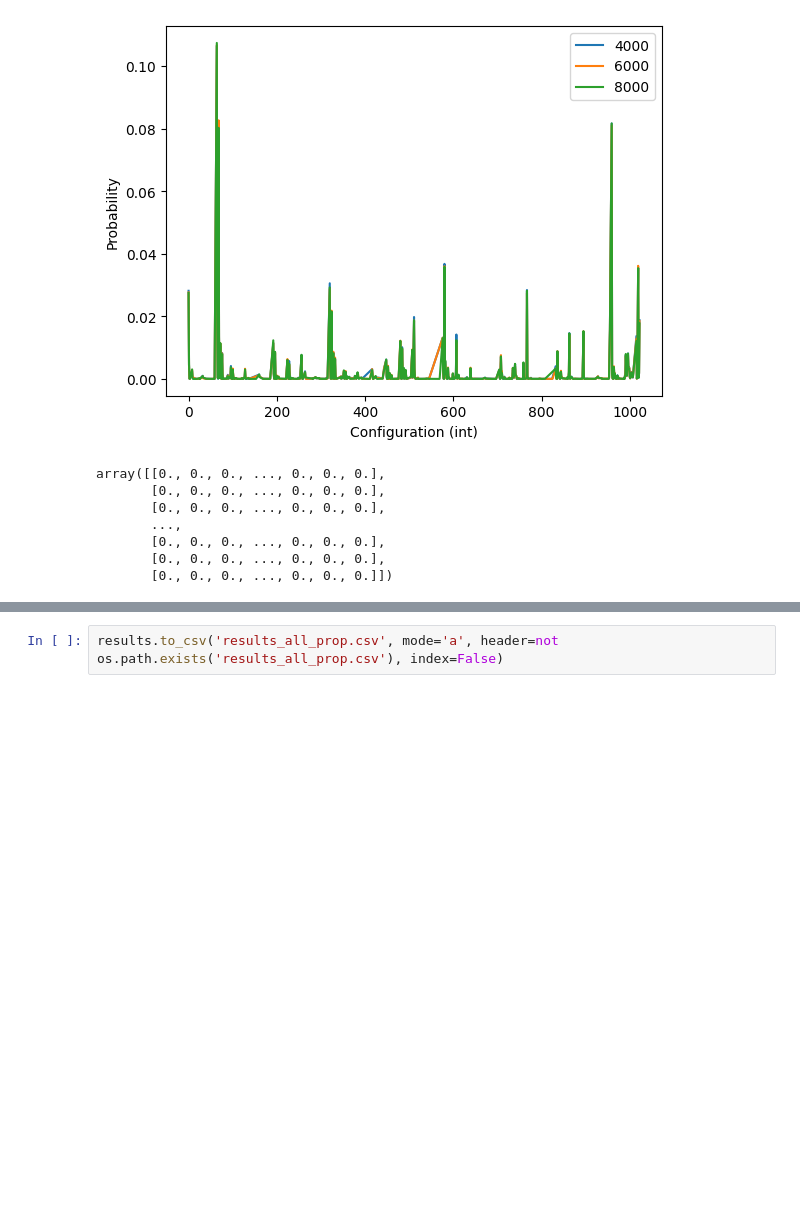
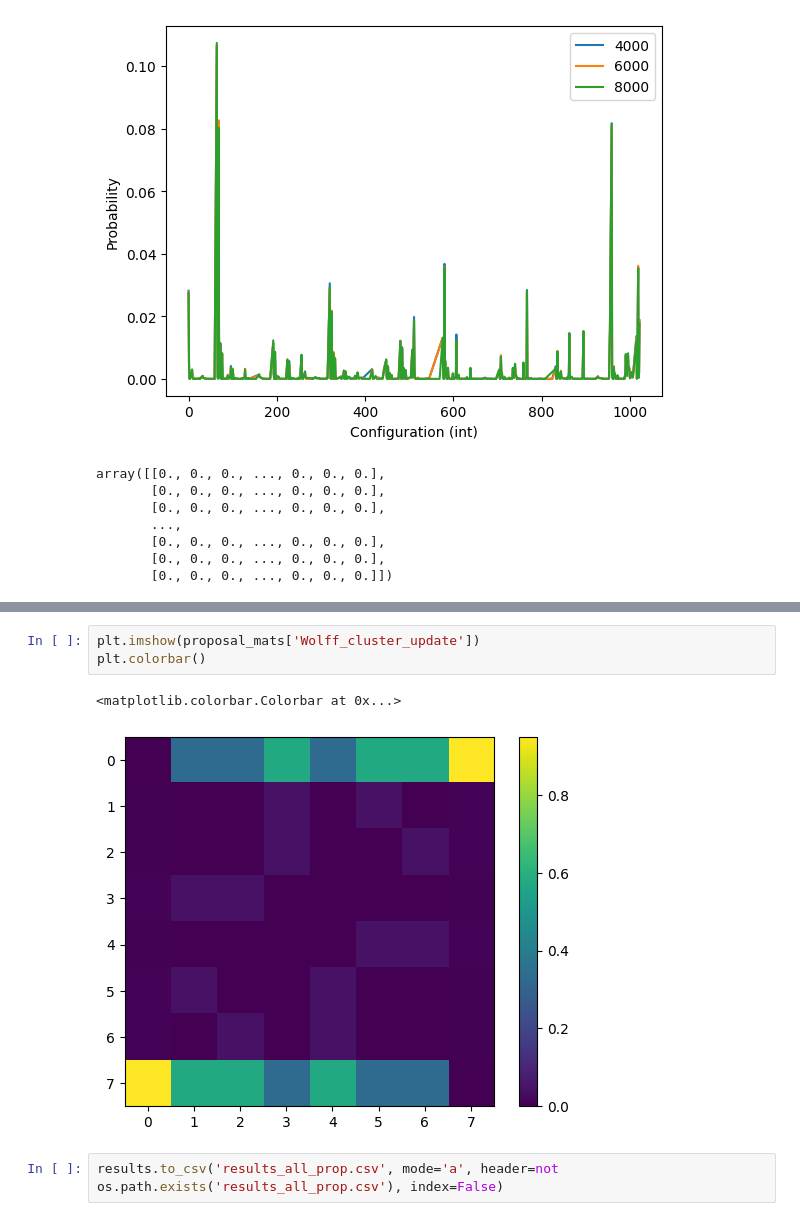
Before and after one commit to vinitX/Quantum-Sampling, a Jupyter notebook: Manas' Proposals/Wolff.ipynb, the cells around one changed output, grey strips where cells are left out. Cells and saved outputs as stored; diff of their text form; blank space fills up the shorter version.

```diff
--- a/Manas' Proposals/Wolff.ipynb
+++ b/Manas' Proposals/Wolff.ipynb
@@ -431,2 +459,8 @@ Instance 2, T = 1, Proposal = Wolff_cluster_update, Acceptance = metropolis, Gap
+# %%
+plt.imshow(proposal_mats['Wolff_cluster_update'])
+plt.colorbar()
+# %% [output]
+<matplotlib.colorbar.Colorbar at 0x...>
+[figure, added]
 # %%
 results.to_csv('results_all_prop.csv', mode='a', header=not os.path.exists('results_all_prop.csv'), index=False)
```
Also changed, not shown: parts of 7 cells of this notebook.
